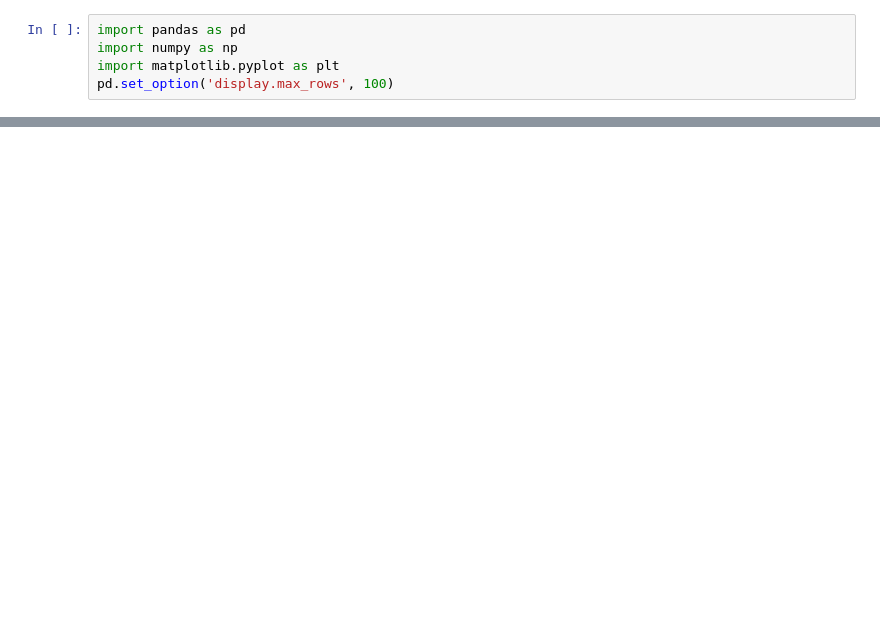
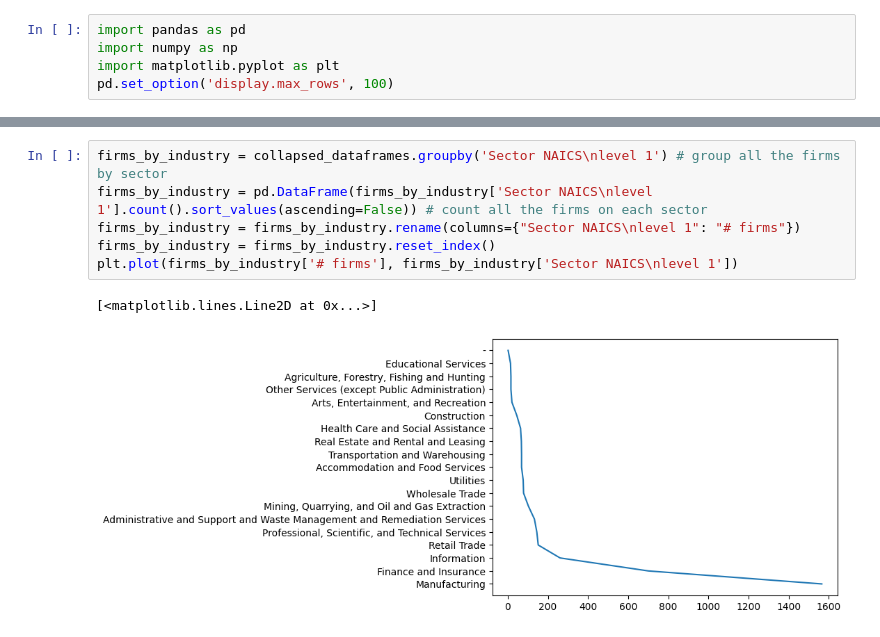
Before and after one commit to AntonioBobadilla/Retroalimentacion1-IA, a Jupyter notebook: script.ipynb, the cells around one changed output, grey strips where cells are left out. Saved outputs shown, nothing was run; the diff lists cells and outputs as text; blank space fills up the shorter version.

```diff
--- a/script.ipynb
+++ b/script.ipynb
@@ -195,0 +152,9 @@ pd.DataFrame(biggest_firms_book_value['book_value'].sort_values(ascending=False)
+# %%
+firms_by_industry = collapsed_dataframes.groupby('Sector NAICS\nlevel 1') # group all the firms by sector
+firms_by_industry = pd.DataFrame(firms_by_industry['Sector NAICS\nlevel 1'].count().sort_values(ascending=False)) # count all the firms on each sector
+firms_by_industry = firms_by_industry.rename(columns={"Sector NAICS\nlevel 1": "# firms"})
+firms_by_industry = firms_by_industry.reset_index()
+plt.plot(firms_by_industry['# firms'], firms_by_industry['Sector NAICS\nlevel 1'])
+# %% [output]
+[<matplotlib.lines.Line2D at 0x...>]
+[figure, added]
```
Also changed, not shown: parts of 40 cells of this notebook.
